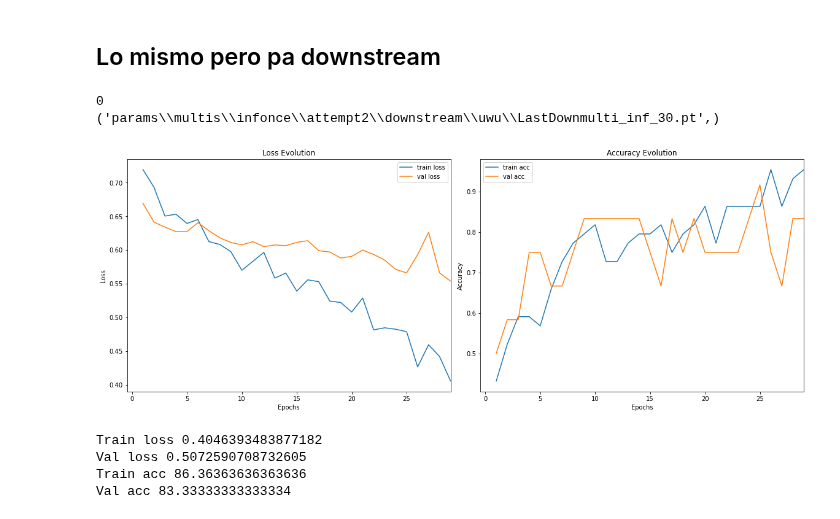
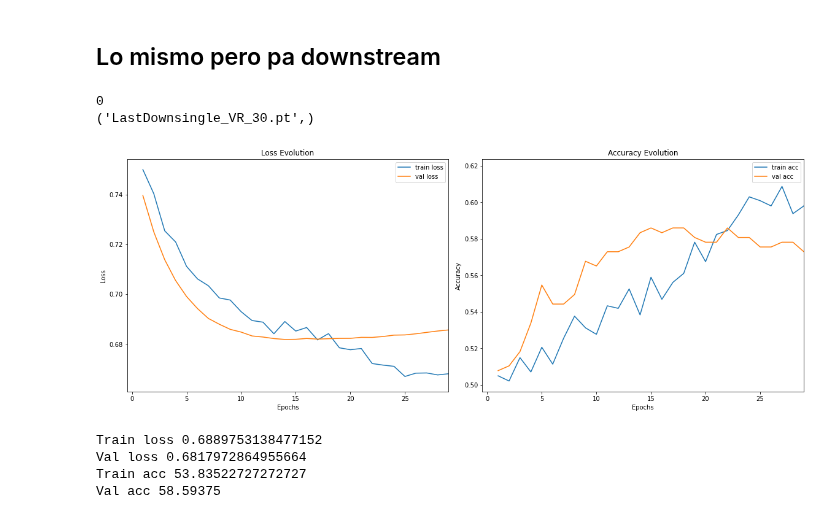
Before and after one commit to nunuki-crew/FinalEL7006, a Jupyter notebook: plotter.ipynb, the cells around one changed output. Drawn from its saved outputs; the diff is of its cells as text; code cells hidden in the pictures.

```diff
--- a/plotter.ipynb
+++ b/plotter.ipynb
@@ -75,7 +75,7 @@ Val loss 23.81941795349121
 # %% [markdown]
 ## Lo mismo pero pa downstream
 # %%
-state_dirs = ("params\\multis\\infonce\\attempt2\\downstream\\uwu\\LastDownmulti_inf_30.pt",)
+state_dirs = ("LastDownsingle_VR_30.pt",)
 
 # state_dirs = ("params\multis\VR\downstream\LastDownmulti_vr_30.pt",)
 NAME = "multi_vr_inf"
@@ -87,35 +87,35 @@ for i in range(n_curves):
     awa = torch.load(state_dirs[i])
     states.append(torch.load(state_dirs[i]))
 
 fig, (ax1, ax2) = plt.subplots(1,2, figsize = (16,6), layout = "constrained")
 # plt.tight_layout()
 # colors = ['b', 'g', 'r', 'c', 'm']
 for i, state in enumerate(states):
     n_epochs = np.arange(1,len(state["loss"][0]) + 1, 1)
     ax1.plot(n_epochs , state["loss"][0], label = f"train loss")
     ax1.plot(n_epochs , state["loss"][1], label = f"val loss")
     ax2.plot(n_epochs , state["acc"][0], label = f"train acc")
     ax2.plot(n_epochs , state["acc"][1], label = f"val acc")
     # ax1.axvline(x = best[i], color = colors[i], alpha=0.5)
     # ax2.axvline(x = best[i], color = colors[i], alpha=0.5)
 
 # Agregamos con una linea la mejor de cada una
 ax1.legend()
 ax1.set_xlabel('Epochs')
 ax1.set_ylabel('Loss')
 ax1.set_xlim(right = 29)
 ax1.set_title('Loss Evolution')
 ax2.legend()
 
 ax2.set_xlim(right = 29)
 ax2.set_xlabel('Epochs')
 ax2.set_ylabel('Accuracy')
 ax2.set_title('Accuracy Evolution')
 plt.savefig(f"{NAME}.png", dpi = 300)
 # %% [output]
 0
-('params\\multis\\infonce\\attempt2\\downstream\\uwu\\LastDownmulti_inf_30.pt',)
+('LastDownsingle_VR_30.pt',)
-[figure, old version]
+[figure, new version]
 # %%
 for i, state in enumerate(states):
     # print(labels[i])
@@ -130,7 +130,7 @@ for i, state in enumerate(states):
     print(f"Train acc {te}")
     print(f"Val acc {ve}")
 # %% [output]
-Train loss 0.4046393483877182
-Val loss 0.5072590708732605
-Train acc 86.36363636363636
-Val acc 83.33333333333334
+Train loss 0.6889753138477152
+Val loss 0.6817972864955664
+Train acc 53.83522727272727
+Val acc 58.59375
```
Also changed, not shown: 7 other files.
